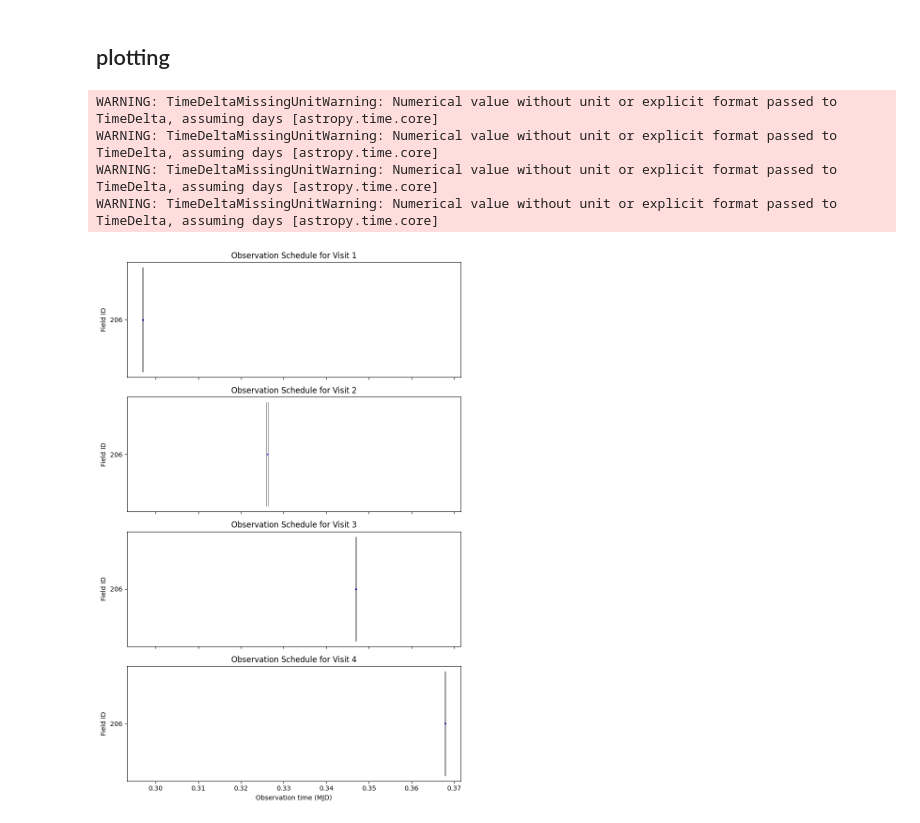
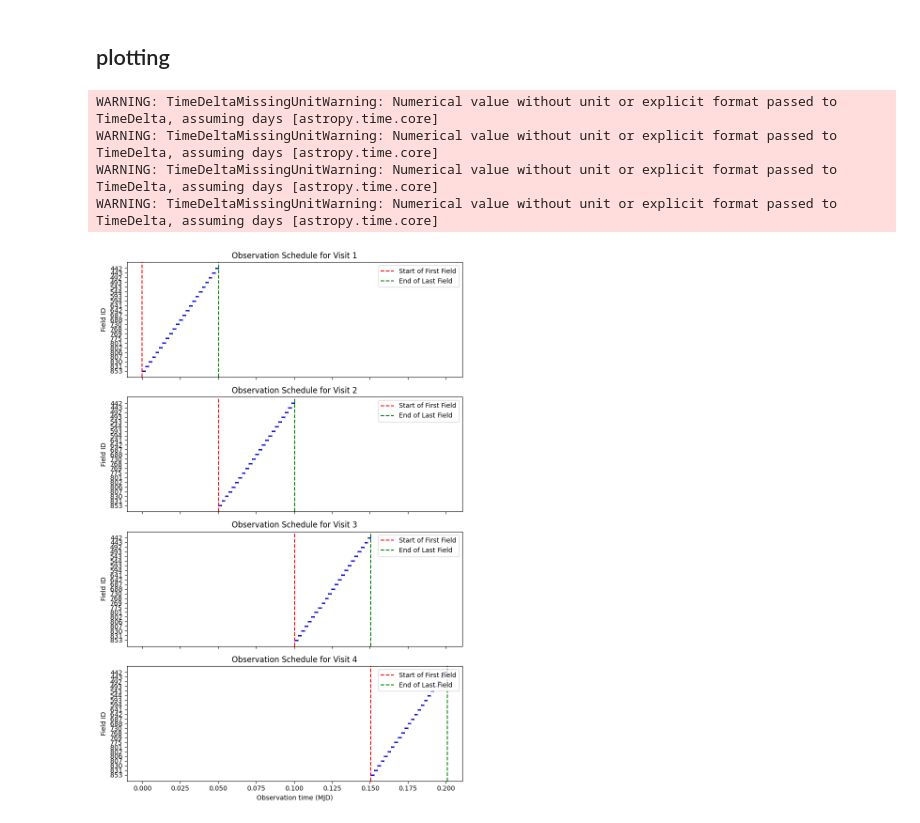
Before and after one commit to Yogesh-wagha/MILP_scheduler, a Jupyter notebook: MILP_scheduler_lexico.ipynb, the cells around one changed output. Saved outputs shown, nothing was run; the diff lists cells and outputs as text; code cells hidden in the pictures.

```diff
--- a/MILP_scheduler_lexico.ipynb
+++ b/MILP_scheduler_lexico.ipynb
@@ -383,11 +490,38 @@ docplex.mp.solution.SolveSolution(obj=0,values={s_1_0:1,s_4_3:1,s_5_3:1,..
 # %%
+'''
 # Get the indices of scheduled fields
 scheduled_fields_ID = [i for i, v in enumerate(x) if v.solution_value == 1]
 scheduled_fields = selected_fields[scheduled_fields_ID]
 # scheduled_fields
 scheduled_tc = [[solution.get_value(tc[i][v]) for v in range(num_visits * num_filters)] for i in scheduled_fields_ID]
 scheduled_tc = np.asarray(scheduled_tc)
-
+# scheduled_fields
 for i in range(num_visits*num_filters):
     scheduled_fields[f"Scheduled_start_filt_times_{i}"] = scheduled_tc[:,i]
+'''
+scheduled_fields_by_visit = []
+for v in range(num_visits * num_filters):
+    visit_fields = [i for i in range(len(selected_fields)) if solution.get_value(x[i][v]) == 1]
+    scheduled_fields_by_visit.append(visit_fields)
+
+scheduled_fields = selected_fields.copy()
+
+scheduled_tc = []
+for v in range(num_visits * num_filters):
+    visit_times = []
+    for i in range(len(selected_fields)):
+        if i in scheduled_fields_by_visit[v]:
+            visit_times.append(solution.get_value(tc[i][v]))
+        else:
+            visit_times.append(np.nan)
+    scheduled_tc.append(visit_times)
+
+scheduled_tc = np.array(scheduled_tc).T
+
+for i in range(num_visits * num_filters):
+    scheduled_fields[f"Scheduled_start_filt_times_{i}"] = scheduled_tc[:, i]
+
+for v in range(num_visits * num_filters):
+    scheduled_fields[f"Selected_in_visit_{v}"] = [1 if i in scheduled_fields_by_visit[v] else 0
+                                                 for i in range(len(selected_fields))]
 # %% [output]
@@ -397,7 +554,7 @@ IndexError: too many indices for array: array is 1-dimensional, but 2 were index
 # %% [markdown]
 ## plotting
 # %%
-n_visits = num_visits*num_filters
+n_visits = num_visits * num_filters
 
 fig, axes = plt.subplots(n_visits, 1, figsize=(8, 3 * n_visits), sharex=True)
 
@@ -405,13 +562,20 @@ for i in range(n_visits):
     start_col = f'Scheduled_start_filt_times_{i}'
     end_col = f'Scheduled_end_filt_times_{i}'
 
+    # Convert start times to MJD and set format
     scheduled_fields[start_col] = Time(scheduled_fields[start_col], format='mjd')
     scheduled_fields[start_col].format = 'iso'
     scheduled_fields[end_col] = scheduled_fields[start_col] + exposure_time_day
 
+    # Sort fields by end time for better visualization
     scheduled_fields.sort(end_col)
 
+    # Get the start and end times for the vertical lines
+    first_start_time = scheduled_fields[start_col].mjd[0]
+    last_end_time = scheduled_fields[end_col].mjd[-1]
+
     ax = axes[i]
+    # Plot observation time intervals as horizontal lines
     ax.hlines(
         np.arange(len(scheduled_fields)),
         scheduled_fields[start_col].mjd,
@@ -419,36 +583,43 @@ for i in range(n_visits):
         colors='blue',
         linewidth=2
     )
+    # Plot small vertical lines at start and end times of each interval
     for j in range(len(scheduled_fields)):
         ax.vlines(
             scheduled_fields[start_col][j].mjd,
             ymin=j - 0.2,
             ymax=j + 0.2,
             color='black',
             linewidth=0.5,
             linestyle='-'
         )
         ax.vlines(
             scheduled_fields[end_col][j].mjd,
             ymin=j - 0.2,
             ymax=j + 0.2,
             color='black',
             linewidth=0.5,
             linestyle='-'
         )
 
+    # Plot big vertical lines at the start of the first field and end of the last field
+    ax.axvline(first_start_time, color='red', linestyle='--', linewidth=1.5, label='Start of First Field')
+    ax.axvline(last_end_time, color='green', linestyle='--', linewidth=1.5, label='End of Last Field')
+
+    # Add labels and title
     ax.set_yticks(np.arange(len(scheduled_fields)))
     ax.set_yticklabels(scheduled_fields['field_id'].astype(str))
     ax.set_ylabel('Field ID')
     ax.set_title(f'Observation Schedule for Visit {i + 1}')
+    ax.legend(loc='upper right')  # Add legend to distinguish vertical lines
 
 axes[-1].set_xlabel('Observation time (MJD)')
 
 plt.tight_layout()
 plt.show()
 # %% [output]
 WARNING: TimeDeltaMissingUnitWarning: Numerical value without unit or explicit format passed to TimeDelta, assuming days [astropy.time.core]
 WARNING: TimeDeltaMissingUnitWarning: Numerical value without unit or explicit format passed to TimeDelta, assuming days [astropy.time.core]
 WARNING: TimeDeltaMissingUnitWarning: Numerical value without unit or explicit format passed to TimeDelta, assuming days [astropy.time.core]
 WARNING: TimeDeltaMissingUnitWarning: Numerical value without unit or explicit format passed to TimeDelta, assuming days [astropy.time.core]
-[figure, old version]
+[figure, new version]
```
Also changed, not shown: parts of 13 cells of this notebook.
